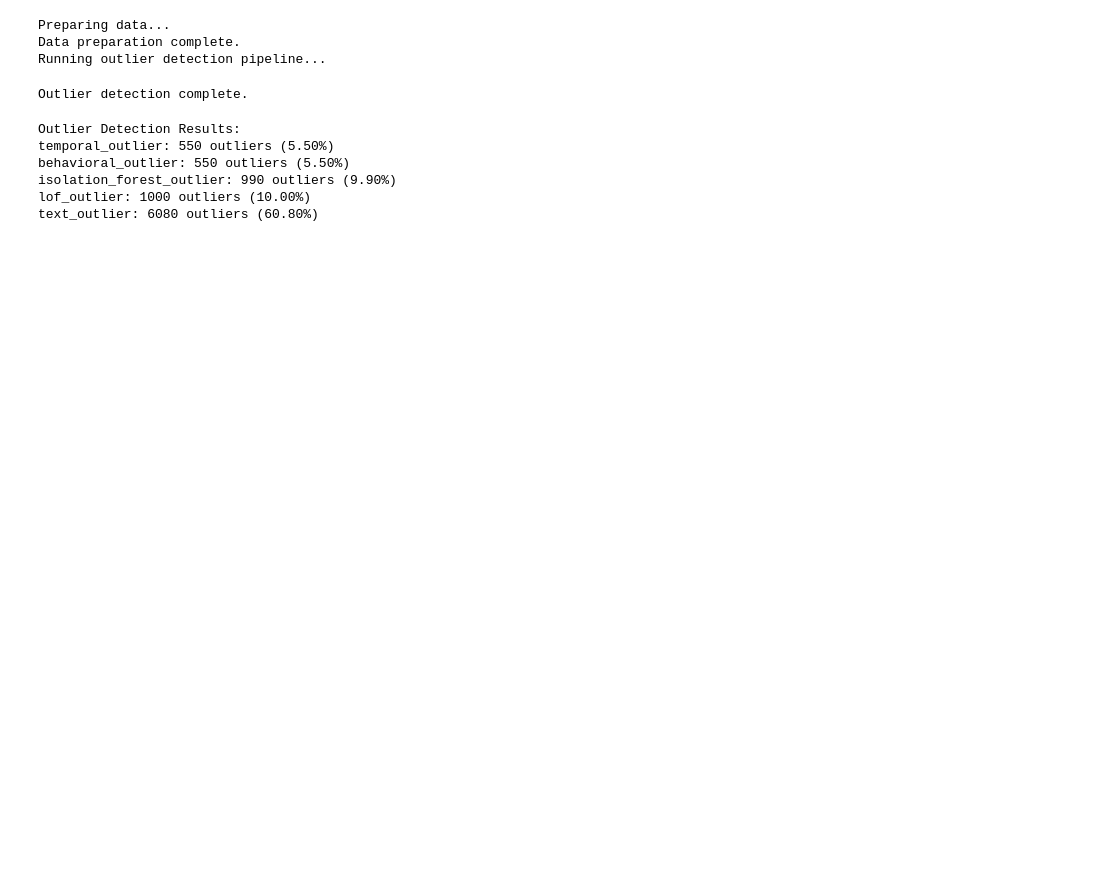
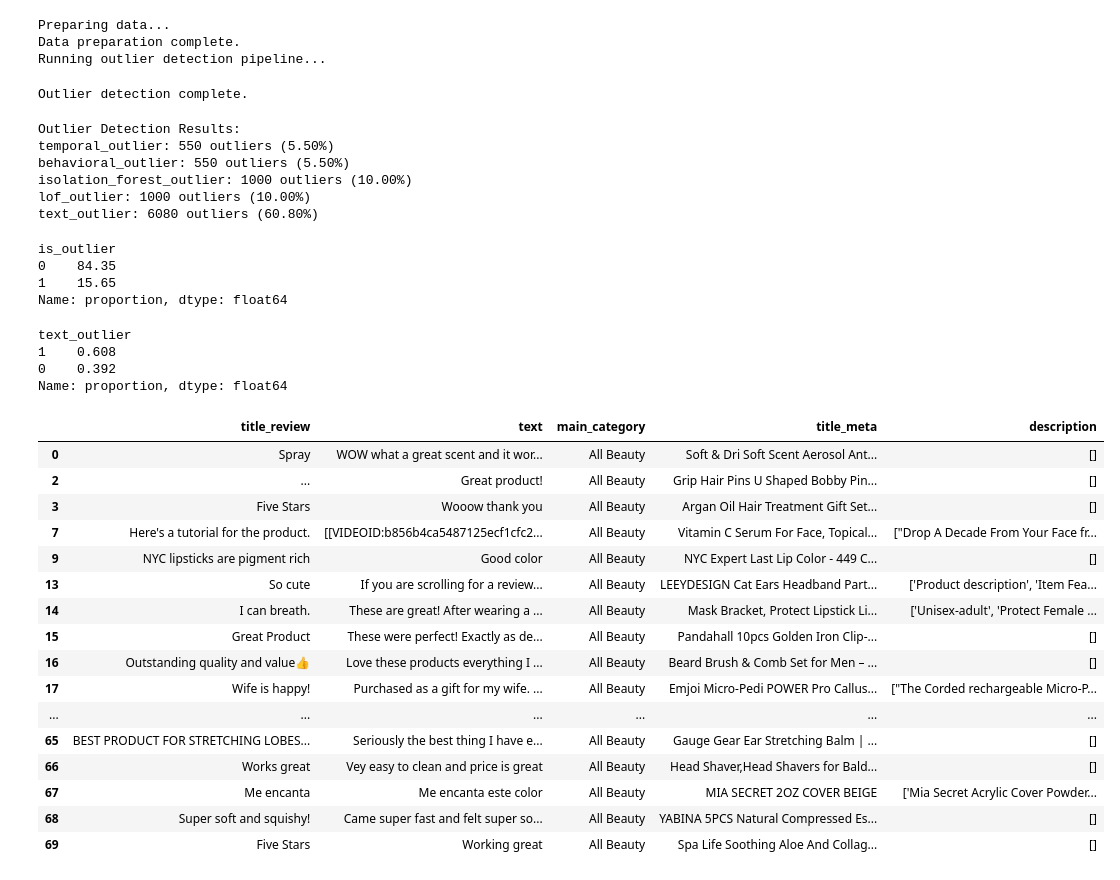
Before and after one commit to adelchi91/AmazonReviews, a Jupyter notebook: notebooks/Exploration.ipynb, the cells around one changed output. Saved outputs shown, nothing was run; the diff lists cells and outputs as text; code cells hidden in the pictures; blank space fills up the shorter version.

```diff
--- a/notebooks/Exploration.ipynb
+++ b/notebooks/Exploration.ipynb
@@ -828,13 +853,13 @@ class TextOutlierTransformer(BaseEstimator, TransformerMixin):
         self.vectorizer = TfidfVectorizer(stop_words='english', max_features=1000)
 
     def fit(self, X, y=None):
-        combined_text = X['combined_text'].values
+        combined_text = X['combined_text_review'].values
         self.vectorizer.fit(combined_text)
         return self
 
     def transform(self, X):
-        combined_text = X['combined_text'].values
-        description = X['description'].values
+        combined_text = X['combined_text_review'].values
+        description = X['combined_text_product'].values
         parent_asin = X['parent_asin'].values
 
         combined_text_tfidf = self.vectorizer.transform(combined_text)
@@ -866,7 +891,8 @@ df['verified_purchase'] = df['verified_purchase'].astype(int)
 text_columns = ['title_review', 'text', 'main_category', 'title_meta', 'description']
 for col in text_columns:
     df[col] = df[col].astype(str)
-df['combined_text'] = df['title_review'] + ' ' + df['text'] + ' ' + df['main_category'] + ' ' + df['title_meta'] + ' ' + df['description']
+df['combined_text_review'] = df['title_review'] + ' ' + df['text']
+df['combined_text_product'] = df['main_category'] + ' ' + df['title_meta'] + ' ' + df['description']
 # Handle missing values
 numeric_columns = df.select_dtypes(include=[np.number]).columns
 for col in numeric_columns:
@@ -881,7 +907,7 @@ print("Data preparation complete.")
 
 feature_pipeline = ColumnTransformer([
     ('num', StandardScaler(), ['rating', 'helpful_vote', 'verified_purchase', 'price', 'average_rating', 'rating_number']),
-    ('text', TextOutlierTransformer(z_score_threshold=1.5), ['combined_text', 'description', 'parent_asin']),
+    ('text', TextOutlierTransformer(z_score_threshold=1.5), ['combined_text_review', 'combined_text_product', 'parent_asin']),
     ('temporal', TemporalOutlierDetector(group_column='parent_asin'), ['timestamp', 'parent_asin']),
     ('behavioral', BehavioralOutlierDetector(group_column='parent_asin'), ['user_id', 'timestamp', 'rating', 'parent_asin']),
 ])
@@ -937,6 +963,40 @@ for outlier_type in ['temporal_outlier', 'behavioral_outlier', 'isolation_forest
 Outlier Detection Results:
 temporal_outlier: 550 outliers (5.50%)
 behavioral_outlier: 550 outliers (5.50%)
-isolation_forest_outlier: 990 outliers (9.90%)
+isolation_forest_outlier: 1000 outliers (10.00%)
 lof_outlier: 1000 outliers (10.00%)
 text_outlier: 6080 outliers (60.80%)
+# %%
+df['is_outlier'].value_counts(normalize=True)*100
+# %% [output]
+is_outlier
+0    84.35
+1    15.65
+Name: proportion, dtype: float64
+# %%
+df['text_outlier'].value_counts(normalize=True)
+# %% [output]
+text_outlier
+1    0.608
+0    0.392
+Name: proportion, dtype: float64
+# %%
+df[lambda x: (x['text_outlier']==1) & (x['description'].apply(lambda x: len(x) > 0))][['title_review','text', 'main_category', 'title_meta', 'description']][0:50]
+# %% [output]
+|  | title_review | text | main_category | title_meta | description |
+| 0 | Spray | WOW what a great scent and it wor... | All Beauty | Soft & Dri Soft Scent Aerosol Ant... | [] |
+| 2 | ... | Great product! | All Beauty | Grip Hair Pins U Shaped Bobby Pin... | [] |
+| 3 | Five Stars | Wooow thank you | All Beauty | Argan Oil Hair Treatment Gift Set... | [] |
+| 7 | Here's a tutorial for the product. | [[VIDEOID:b856b4ca5487125ecf1cfc2... | All Beauty | Vitamin C Serum For Face, Topical... | ["Drop A Decade From Your Face fr... |
+| 9 | NYC lipsticks are pigment rich | Good color | All Beauty | NYC Expert Last Lip Color - 449 C... | [] |
+| 13 | So cute | If you are scrolling for a review... | All Beauty | LEEYDESIGN Cat Ears Headband Part... | ['Product description', 'Item Fea... |
+| 14 | I can breath. | These are great! After wearing a ... | All Beauty | Mask Bracket, Protect Lipstick Li... | ['Unisex-adult', 'Protect Female ... |
+| 15 | Great Product | These were perfect! Exactly as de... | All Beauty | Pandahall 10pcs Golden Iron Clip-... | [] |
+| 16 | Outstanding quality and value👍 | Love these products everything I ... | All Beauty | Beard Brush & Comb Set for Men – ... | [] |
+| 17 | Wife is happy! | Purchased as a gift for my wife. ... | All Beauty | Emjoi Micro-Pedi POWER Pro Callus... | ["The Corded rechargeable Micro-P... |
+| ... | ... | ... | ... | ... | ... |
+| 65 | BEST PRODUCT FOR STRETCHING LOBES... | Seriously the best thing I have e... | All Beauty | Gauge Gear Ear Stretching Balm | ... | [] |
+| 66 | Works great | Vey easy to clean and price is great | All Beauty | Head Shaver,Head Shavers for Bald... | [] |
+| 67 | Me encanta | Me encanta este color | All Beauty | MIA SECRET 2OZ COVER BEIGE | ['Mia Secret Acrylic Cover Powder... |
+| 68 | Super soft and squishy! | Came super fast and felt super so... | All Beauty | YABINA 5PCS Natural Compressed Es... | [] |
+| 69 | Five Stars | Working great | All Beauty | Spa Life Soothing Aloe And Collag... | [] |
```
Also changed, not shown: parts of 1 cell of this notebook.
